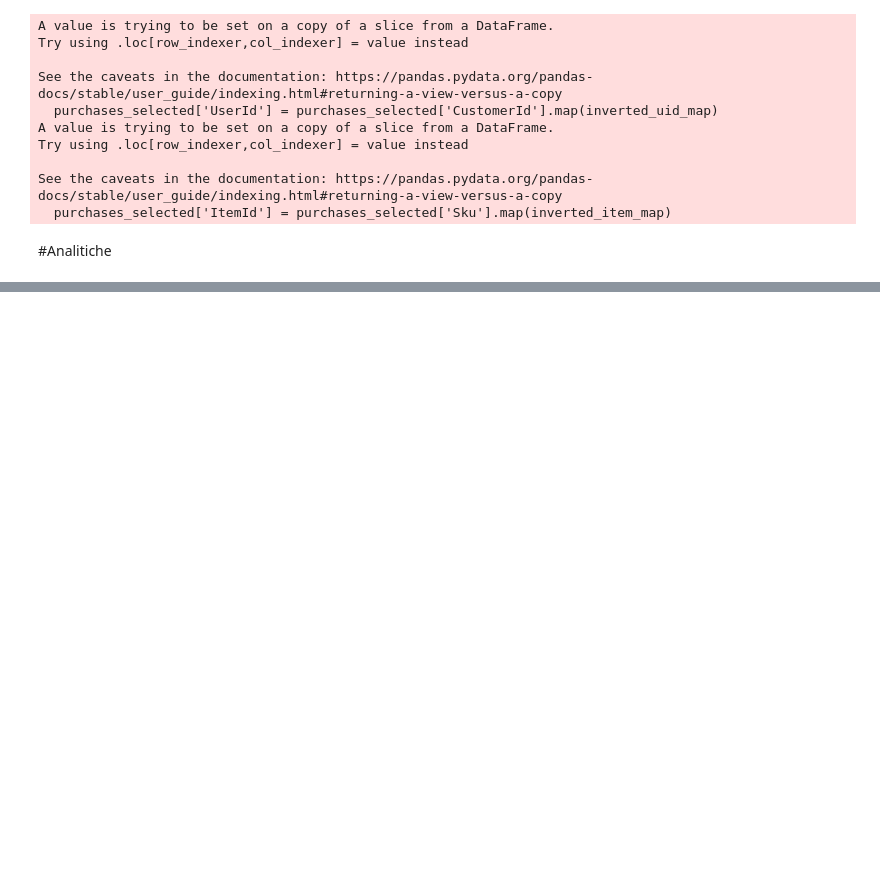
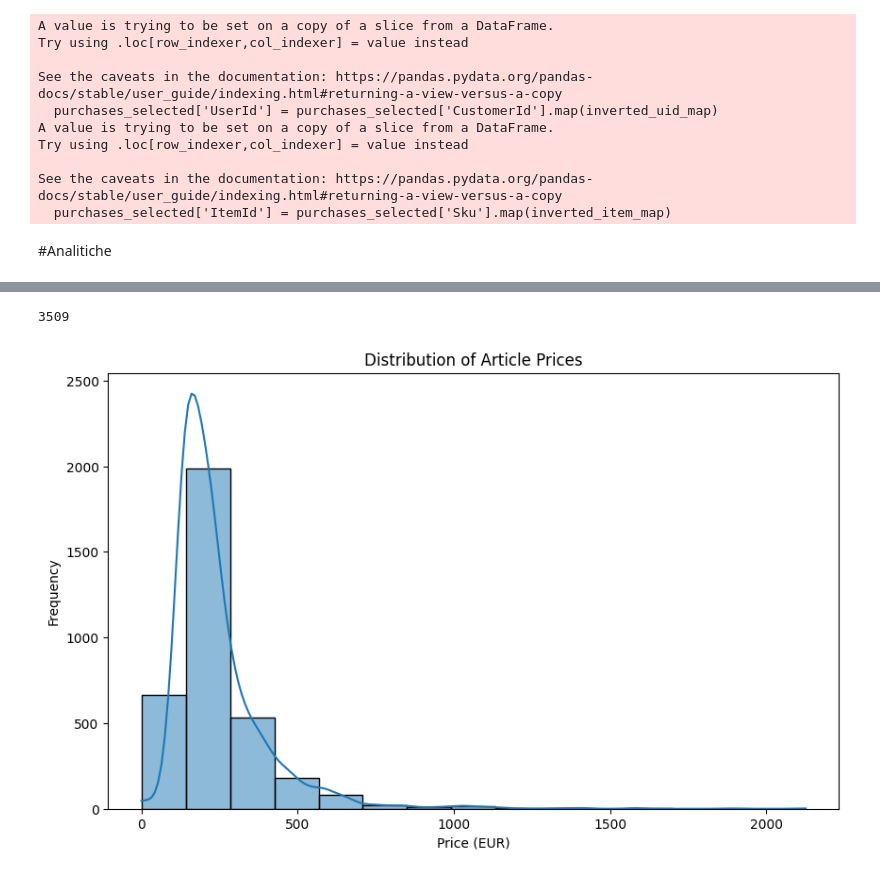
Before and after one commit to williambiondi/RecommenderGS, a Jupyter notebook: DataCleaningGS.ipynb, the cells around one changed output, grey strips where cells are left out. Drawn from its saved outputs; the diff is of its cells as text; code cells hidden in the pictures; blank space fills up the shorter version.

```diff
--- a/DataCleaningGS.ipynb
+++ b/DataCleaningGS.ipynb
@@ -207,12 +208,15 @@ items_selected.to_csv('ArticoliGransasso.csv')
 purchases_selected.to_csv('OrdiniGransasso.csv')
 customers_selected.to_csv('ClientiGransasso.csv')
 # %%
-items_selected = pd.read_csv('ArticoliGransasso.csv')
-customers_selected = pd.read_csv('ClientiGransasso.csv')
-purchases_selected = pd.read_csv('OrdiniGransasso.csv')
+#items_selected = pd.read_csv('ArticoliGransasso.csv')
+#customers_selected = pd.read_csv('ClientiGransasso.csv')
+#purchases_selected = pd.read_csv('OrdiniGransasso.csv')
 
-items_selected.drop(columns=['Unnamed: 0'], inplace=True)
-customers_selected.drop(columns=['Unnamed: 0'], inplace=True)
-purchases_selected.drop(columns=['Unnamed: 0'], inplace=True)
+items = pd.read_csv('https://raw.githubusercontent.com/williambiondi/RecommenderGS/main/ArticoliGransasso.csv')
+customers = pd.read_csv('https://raw.githubusercontent.com/williambiondi/RecommenderGS/main/ClientiGransasso.csv')
+purchases = pd.read_csv('https://raw.githubusercontent.com/williambiondi/RecommenderGS/main/OrdiniGransasso.csv')
+items.drop(columns=['Unnamed: 0'], inplace=True)
+customers.drop(columns=['Unnamed: 0'], inplace=True)
+purchases.drop(columns=['Unnamed: 0'], inplace=True)
 # %% [markdown]
 #Analitiche
@@ -227,0 +269,16 @@ purchases_selected.head()
+# %%
+len(purchases[purchases["RefundedEUR"] !=0])
+# %% [output]
+3509
+# %%
+import matplotlib.pyplot as plt
+import seaborn as sns
+
+plt.figure(figsize=(10, 6))
+sns.histplot(items['UnitPrice'], bins=15, kde=True)
+plt.title('Distribution of Article Prices')
+plt.xlabel('Price (EUR)')
+plt.ylabel('Frequency')
+plt.show()
+# %% [output]
+[figure, added]
```
Also changed, not shown: parts of 15 cells of this notebook.
